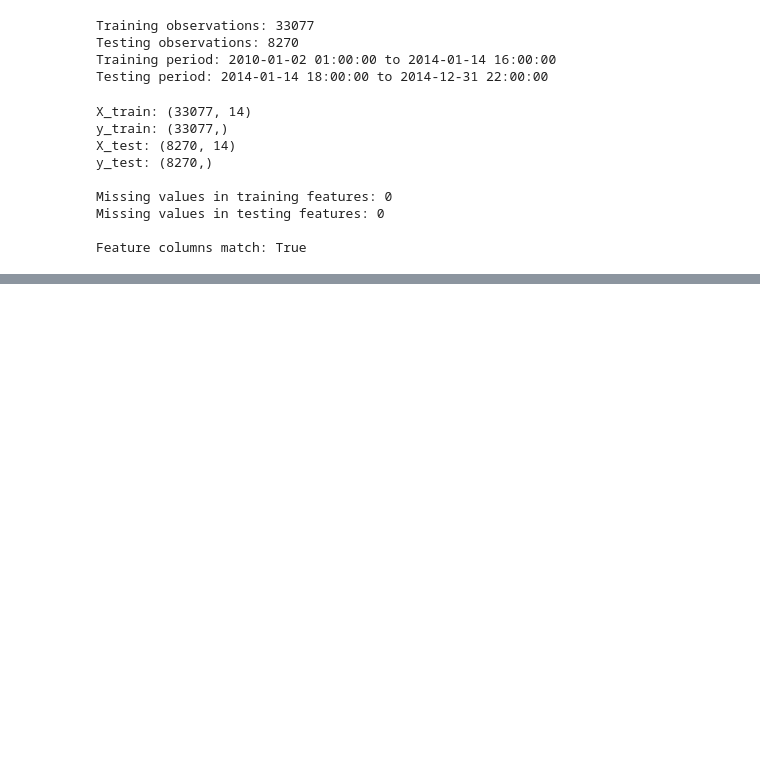
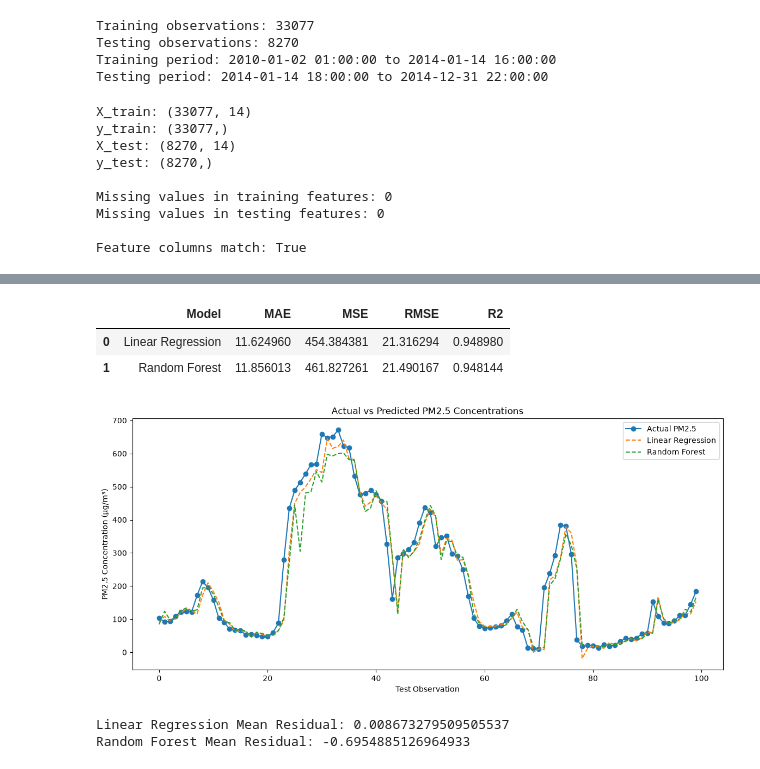
Before and after one commit to mkosh725/AirSense-ML, a Jupyter notebook: notebooks/04_feature_engineering.ipynb, the cells around one changed output, grey strips where cells are left out. Cells and saved outputs as stored; diff of their text form; code cells hidden in the pictures; blank space fills up the shorter version.

Commit message:
Complete model building and evaluation

```diff
--- a/notebooks/04_feature_engineering.ipynb
+++ b/notebooks/04_feature_engineering.ipynb
@@ -120,0 +140,12 @@ Feature columns match: True
+# %%
+#[MB03] Train Random Forest
+
+rf_model = RandomForestRegressor(
+    n_estimators=100,
+    random_state=42,
+    n_jobs=-1
+)
+
+rf_model.fit(X_train, y_train)
+
+print("Random Forest trained successfully!")
@@ -120,0 +154,8 @@ Feature columns match: True
+# %%
+#[MB04] Generate predictions
+
+y_pred_lr = lr_model.predict(X_test)
+
+y_pred_rf = rf_model.predict(X_test)
+
+print("Predictions generated successfully!")
@@ -120,0 +210,57 @@ Feature columns match: True
+# %%
+#[MB07] Compare model performance
+
+results = pd.DataFrame({
+    "Model": ["Linear Regression", "Random Forest"],
+    "MAE": [lr_mae, rf_mae],
+    "MSE": [lr_mse, rf_mse],
+    "RMSE": [lr_rmse, rf_rmse],
+    "R2": [lr_r2, rf_r2]
+})
+
+results
+# %% [output]
+|  | Model | MAE | MSE | RMSE | R2 |
+| 0 | Linear Regression | 11.624960 | 454.384381 | 21.316294 | 0.948980 |
+| 1 | Random Forest | 11.856013 | 461.827261 | 21.490167 | 0.948144 |
+# %%
+#[MB08] Actual vs Predicted PM2.5
+
+plt.figure(figsize=(14, 6))
+
+plt.plot(
+    y_test.iloc[:100].values,
+    label="Actual PM2.5",
+    marker="o"
+)
+
+plt.plot(
+    y_pred_lr[:100],
+    label="Linear Regression",
+    linestyle="--"
+)
+
+plt.plot(
+    y_pred_rf[:100],
+    label="Random Forest",
+    linestyle="--"
+)
+
+plt.title("Actual vs Predicted PM2.5 Concentrations")
+plt.xlabel("Test Observation")
+plt.ylabel("PM2.5 Concentration (µg/m³)")
+plt.legend()
+plt.show()
+# %% [output]
+[figure, added]
+# %%
+#[MB09] Calculate prediction residuals
+
+lr_residuals = y_test.values - y_pred_lr
+rf_residuals = y_test.values - y_pred_rf
+
+print("Linear Regression Mean Residual:", np.mean(lr_residuals))
+print("Random Forest Mean Residual:", np.mean(rf_residuals))
+# %% [output]
+Linear Regression Mean Residual: 0.008673279509505537
+Random Forest Mean Residual: -0.6954885126964933
```
Also changed, not shown: parts of 10 cells of this notebook.
